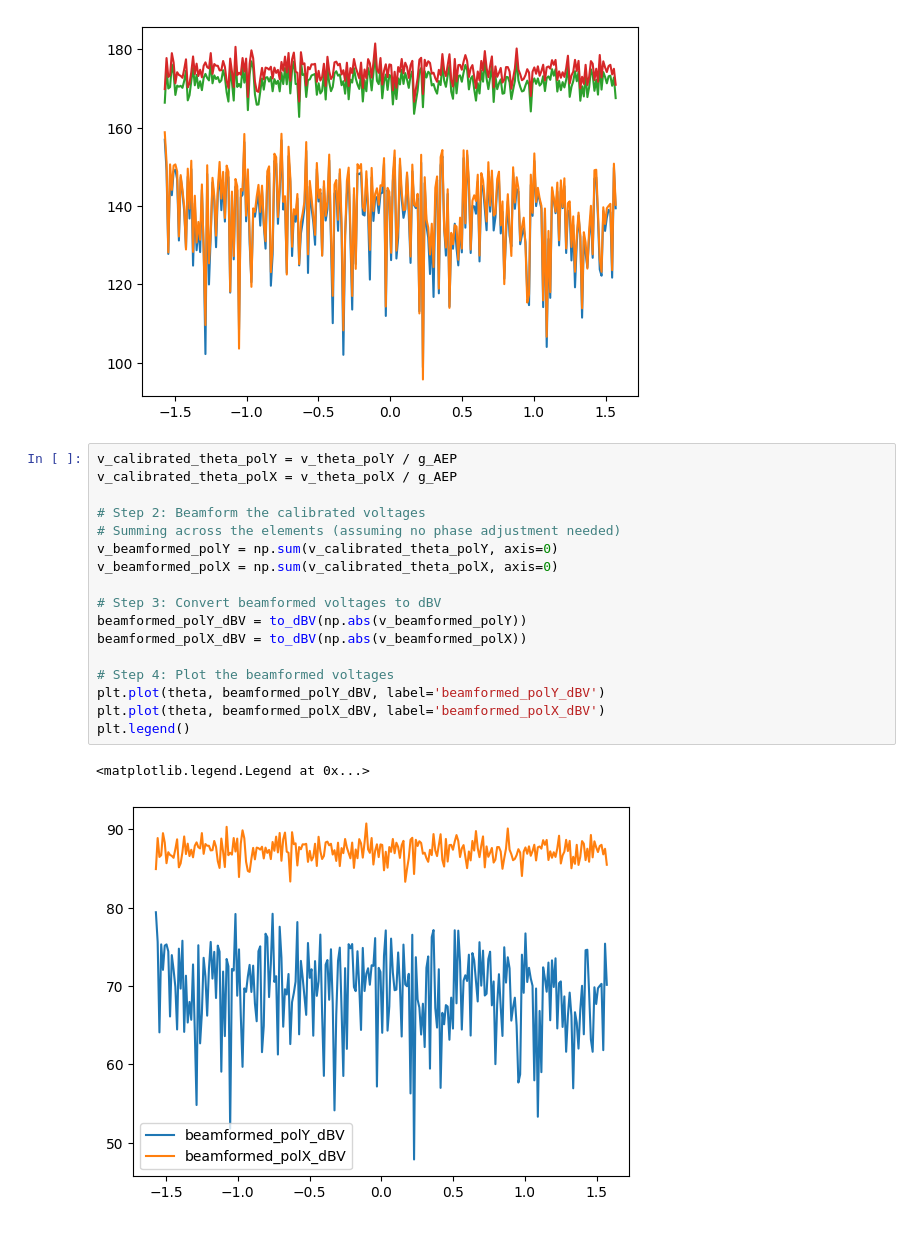
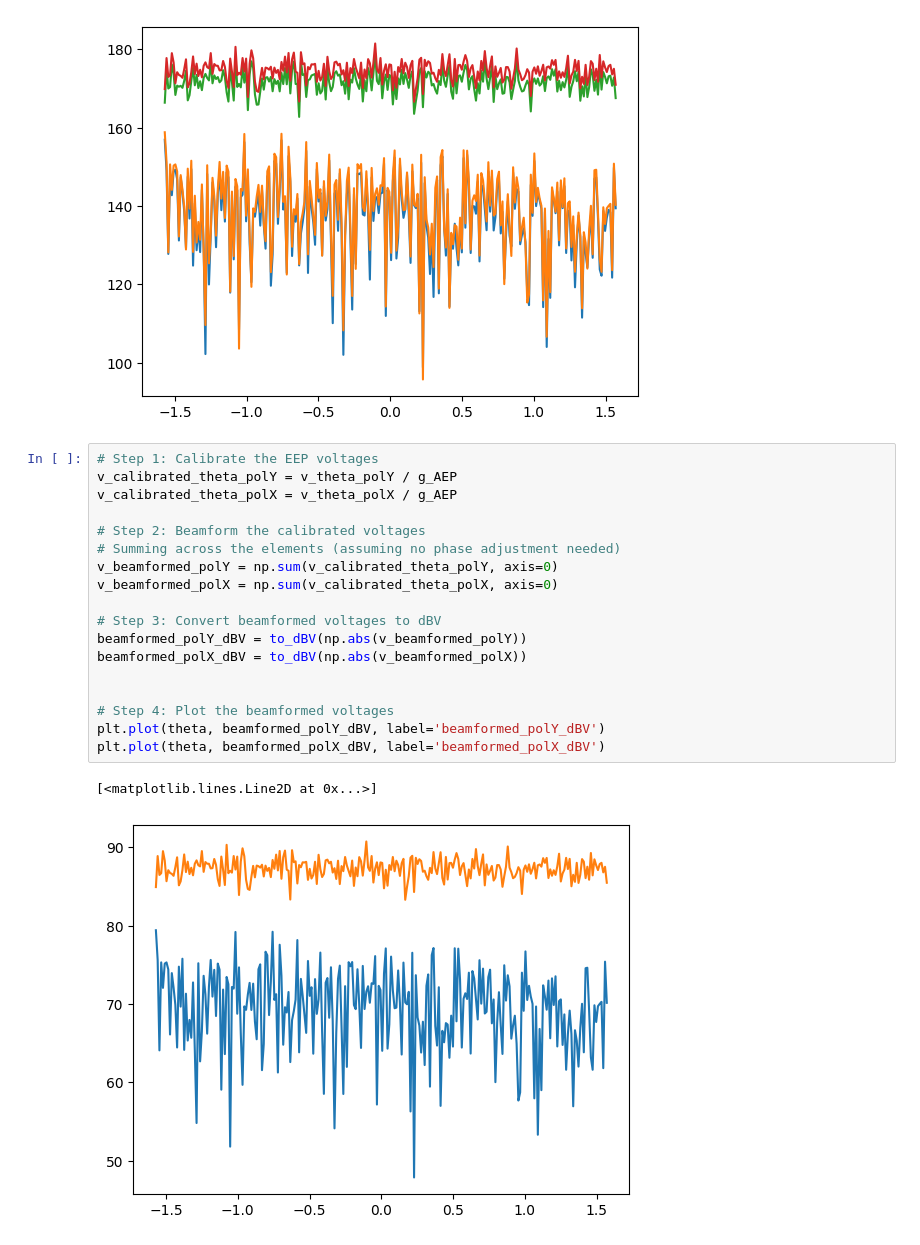
Before and after one commit to MaxTalberg/SKA-low-mini-project, a Jupyter notebook: harp_beam/CW.ipynb, the cells around one changed output. Saved outputs shown, nothing was run; the diff lists cells and outputs as text.

```diff
--- a/harp_beam/CW.ipynb
+++ b/harp_beam/CW.ipynb
@@ -84,22 +84,23 @@ plt.plot(theta, power_beamformed_AEP_polX_dBV, label='power_beamformed_AEP_polX_
 [<matplotlib.lines.Line2D at 0x...>]
 [figure]
 # %%
+# Step 1: Calibrate the EEP voltages
 v_calibrated_theta_polY = v_theta_polY / g_AEP
 v_calibrated_theta_polX = v_theta_polX / g_AEP
 
 # Step 2: Beamform the calibrated voltages
 # Summing across the elements (assuming no phase adjustment needed)
 v_beamformed_polY = np.sum(v_calibrated_theta_polY, axis=0)
 v_beamformed_polX = np.sum(v_calibrated_theta_polX, axis=0)
 
 # Step 3: Convert beamformed voltages to dBV
 beamformed_polY_dBV = to_dBV(np.abs(v_beamformed_polY))
 beamformed_polX_dBV = to_dBV(np.abs(v_beamformed_polX))
 
+
 # Step 4: Plot the beamformed voltages
 plt.plot(theta, beamformed_polY_dBV, label='beamformed_polY_dBV')
 plt.plot(theta, beamformed_polX_dBV, label='beamformed_polX_dBV')
-plt.legend()
 # %% [output]
-<matplotlib.legend.Legend at 0x...>
+[<matplotlib.lines.Line2D at 0x...>]
-[figure, old version]
+[figure, new version]
```
Also changed, not shown: parts of 1 cell of this notebook.
